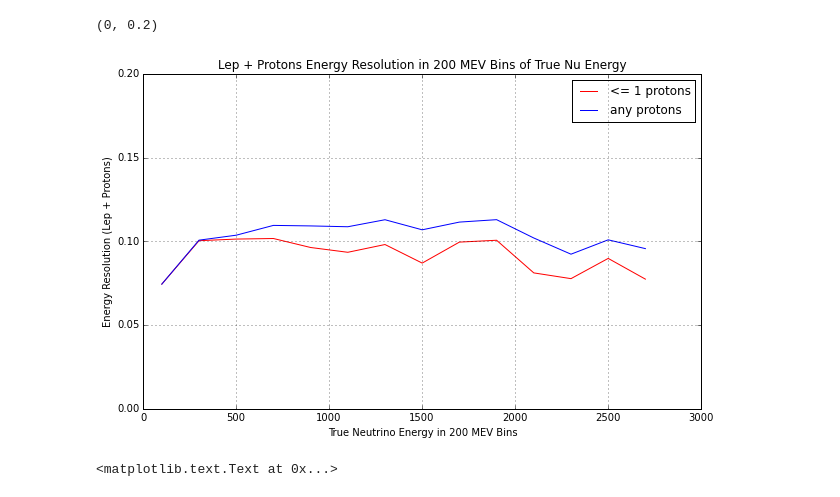
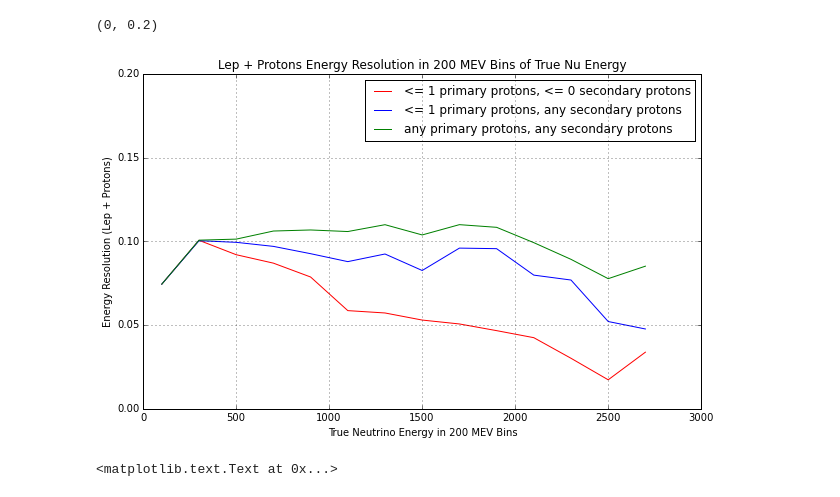
Before and after one commit to polabr/AbratenkoAna, a Jupyter notebook: NuEnergyStuff/mac/E Resolution Plot.ipynb, the cells around one changed output. Drawn from its saved outputs; the diff is of its cells as text; code cells hidden in the pictures.

Commit message:
updated E resolution ipython notebook

```diff
--- a/NuEnergyStuff/mac/E Resolution Plot.ipynb
+++ b/NuEnergyStuff/mac/E Resolution Plot.ipynb
@@ -8,51 +8,54 @@ from ROOT import TFile
 import matplotlib.mlab as mlab
 from scipy.stats import norm
 # %%
-fname = 'NuEnergyReco_ana_out.root'
+fname = 'NuEnergyReco_perfectreco_ana_out.root'
 df = pd.DataFrame(root2array(fname,'tree'))
 # %%
-def gen_asym_data_for_bin(minE,maxE,n_prot_max=-1):
+def gen_asym_data_for_bin(minE,maxE,n_prot_max=-1,n_secondary_prot_max=-1):
     #Query the entries in dataframe in this specific neutrino energy bin
-    if n_prot_max == -1:
+    if n_prot_max == -1 and n_secondary_prot_max == -1:
         newdf = df.query('true_nu_E>%f and true_nu_E<%f'%(minE,maxE))
+    elif n_prot_max == -1 and n_secondary_prot_max != -1:
+        newdf = df.query('true_nu_E>%f and true_nu_E<%f and n_secondary_protons<=%d'%(minE,maxE,n_secondary_prot_max))
+    elif n_prot_max != -1 and n_secondary_prot_max == -1:
+        newdf = df.query('true_nu_E>%f and true_nu_E<%f and n_primary_protons<=%d'%(minE,maxE,n_prot_max))
     else:
-        newdf = df.query('true_nu_E>%f and true_nu_E<%f and n_protons<=%d'%(minE,maxE,n_prot_max))
-
-    data = ((newdf['lep_E'] + newdf['tot_prot_KE'] - newdf['true_nu_E'])/newdf['true_nu_E']).as_matrix()
+        newdf = df.query('true_nu_E>%f and true_nu_E<%f and n_primary_protons<=%d and n_secondary_protons<=%d'%(minE,maxE,n_prot_max,n_secondary_prot_max))
+    data = ((newdf['lep_E'] + newdf['tot_primaryprot_KE'] - newdf['true_nu_E'])/newdf['true_nu_E']).as_matrix()
     #Throw out data that is not in the range -1 to 1
     data = np.array([i for i in data if i <= 1 and i >= -1])
     return data
 # %%
-#Dict: key is n_prot_max where -1 means any number
-resolutions = { 1:[], -1:[] }
+#Dict: key is (n_prot_max,n_secondary_prot_max) where -1 means any number
+resolutions = { (-1,-1):[], (1,-1):[], (1,0):[] }
 
 #Loop over energy bins and compute resolution in each bin. Make a plot.
 E_bin_edges = np.array(range(0,3000,200))
 fit_range = [-.5,.5]
-for n_p in resolutions.keys():
+for n_p, n_sp in resolutions.keys():
     for x in xrange(len(E_bin_edges)-1):
-        data = gen_asym_data_for_bin(E_bin_edges[x],E_bin_edges[x+1],n_prot_max=n_p)
+        data = gen_asym_data_for_bin(E_bin_edges[x],E_bin_edges[x+1],n_prot_max=n_p,n_secondary_prot_max=n_sp)
         mu,sigma = norm.fit([i for i in data if i >= fit_range[0] and i <= fit_range[1]])
-        resolutions[n_p].append(sigma)
+        resolutions[(n_p,n_sp)].append(sigma)
 # %%
 colors = ['c','m','y', 'k','g','b','r']
 xvals = E_bin_edges[:-1] + (E_bin_edges[1]-E_bin_edges[0])/2.
 plt.figure(figsize=[10,6])
 plt.grid(True)
 
-for n_p in resolutions.keys():
-    mylabel = '%s protons'%('any' if n_p < 0 else '<= %s'%n_p)
-    plt.plot(xvals,resolutions[n_p],'%s'%colors[-1],label=mylabel)
+for n_p, n_sp in resolutions.keys():
+    mylabel = '%s primary protons, %s secondary protons'%('any' if n_p < 0 else '<= %s'%n_p, 'any' if n_sp < 0 else '<= %s'%n_sp)
+    plt.plot(xvals,resolutions[(n_p,n_sp)],'%s'%colors[-1],label=mylabel)
     del colors[-1]
 
 plt.title('Lep + Protons Energy Resolution in 200 MEV Bins of True Nu Energy')
 plt.legend()
 plt.xlabel('True Neutrino Energy in 200 MEV Bins')
 plt.ylabel('Energy Resolution (Lep + Protons)')
 plt.ylim([0,.2])
 # %% [output]
 (0, 0.2)
-[figure, old version]
+[figure, new version]
 # %%
 xvals = E_bin_edges[:-1] + (E_bin_edges[1]-E_bin_edges[0])/2.
 plt.figure(figsize=[10,6])
```
